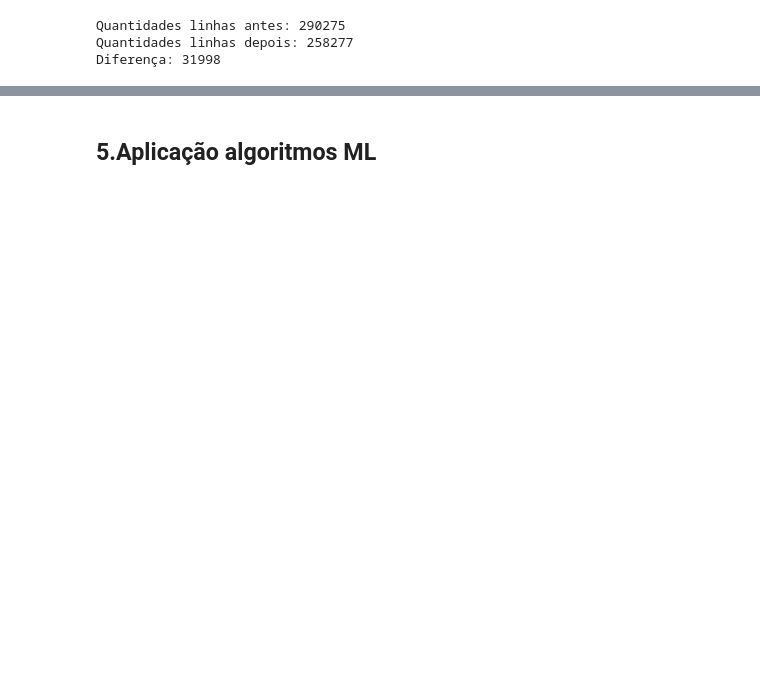
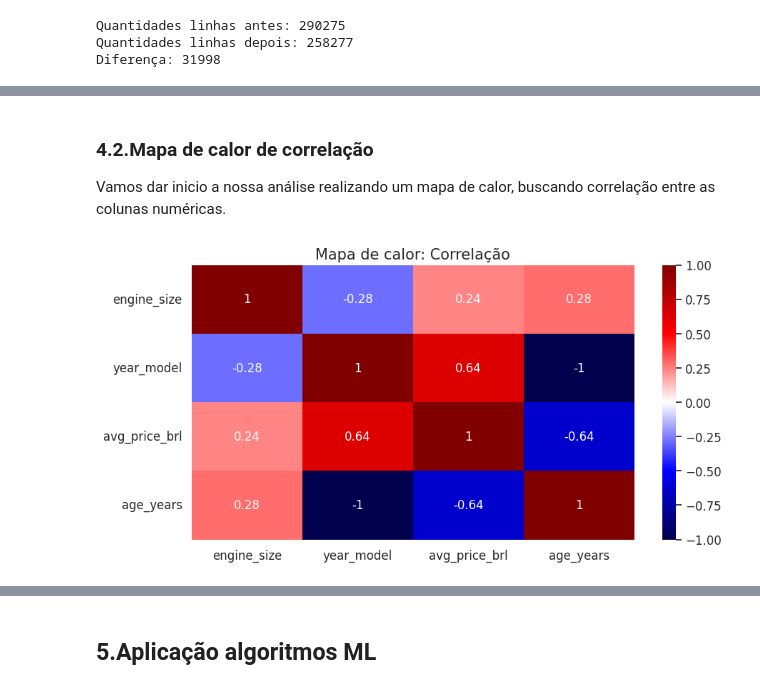
Before and after one commit to VitorFRodrigues/Coding_Tank_Material, a Jupyter notebook: Polo_Tech/Modulo_05/Projeto/Projeto_Mod05.ipynb, the cells around one changed output, grey strips where cells are left out. Cells and saved outputs as stored; diff of their text form; code cells hidden in the pictures; blank space fills up the shorter version.

```diff
--- a/Polo_Tech/Modulo_05/Projeto/Projeto_Mod05.ipynb
+++ b/Polo_Tech/Modulo_05/Projeto/Projeto_Mod05.ipynb
@@ -167,0 +218,12 @@ sns.boxplot(dados.avg_price_brl, color="#40E0D0")
+# %% [markdown]
+### 4.2.Mapa de calor de correlação
+
+Vamos dar inicio a nossa análise realizando um mapa de calor, buscando correlação entre as colunas numéricas.
+# %%
+plt.figure(figsize=(10,5))
+corr = dados_limpos.corr(method='pearson').round(4)
+sns.heatmap(corr, annot=True, cmap='seismic')
+plt.title("Mapa de calor: Correlação", fontdict={'fontsize':15})
+plt.show()
+# %% [output]
+[figure, added]
```
Also changed, not shown: parts of 69 cells of this notebook.
